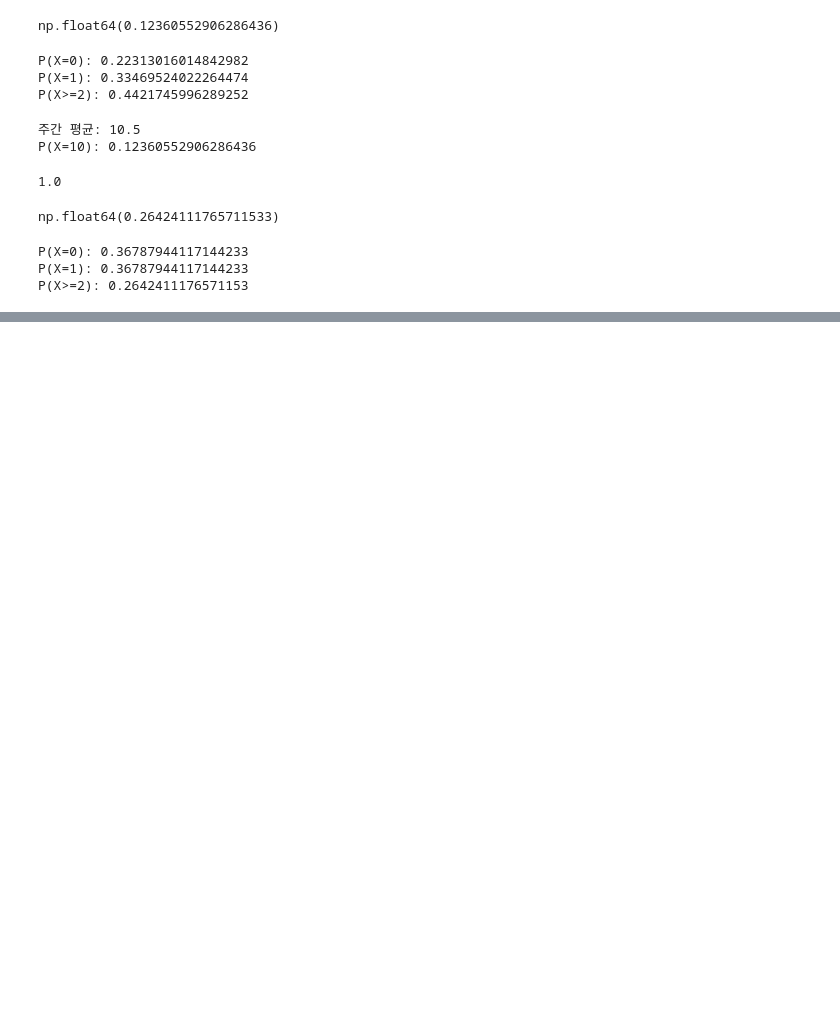
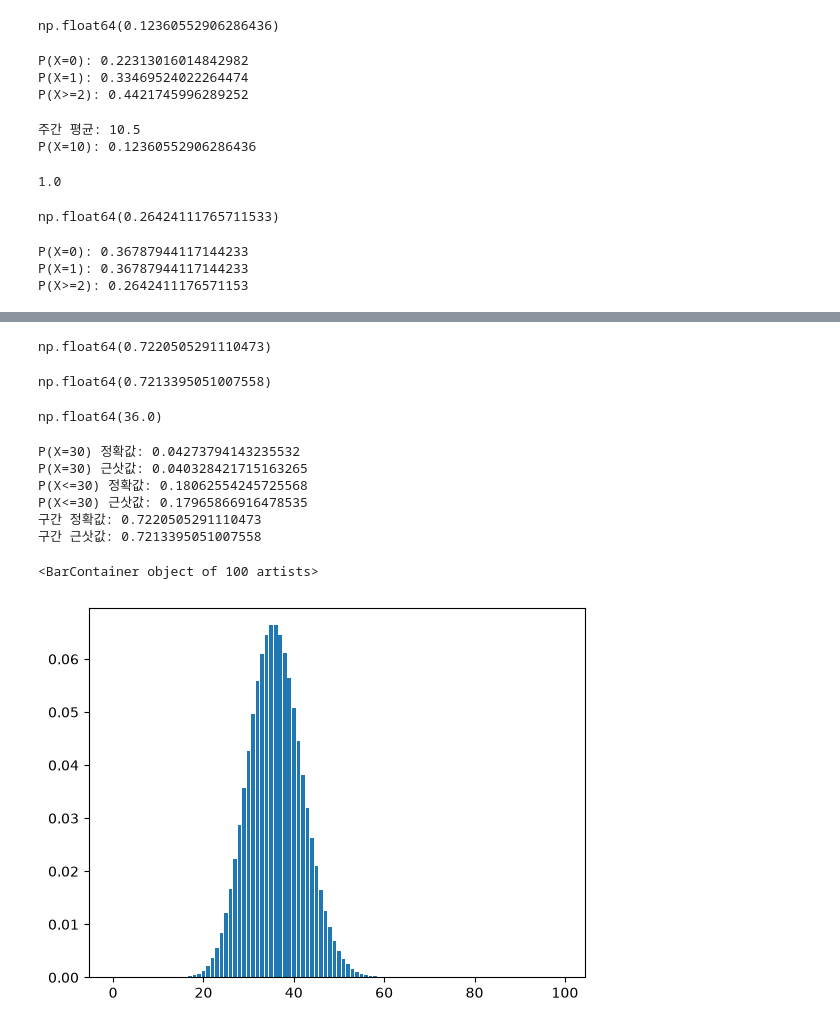
Before and after one commit to Kimchi-2025/big0611, a Jupyter notebook: py/stats.ipynb, the cells around one changed output, grey strips where cells are left out. Drawn from its saved outputs; the diff is of its cells as text; code cells hidden in the pictures; blank space fills up the shorter version.

```diff
--- a/py/stats.ipynb
+++ b/py/stats.ipynb
@@ -6351,0 +6452,3 @@ P(X>=2): 0.2642411176571153
+# %%
+po = stats.poisson(36)
+po.pmf(30)
@@ -6351,0 +6471,71 @@ P(X>=2): 0.2642411176571153
+# %%
+po.cdf(42) - po.cdf(29)
+# %% [output]
+np.float64(0.7220505291110473)
+# %%
+no.cdf(42.5) - no.cdf(29.5)
+# %% [output]
+np.float64(0.7213395051007558)
+# %%
+no.var()
+# %% [output]
+np.float64(36.0)
+# %%
+lam = 36
+
+poisson_dist = stats.poisson(
+    mu=lam
+)
+
+normal_dist = stats.norm(
+    loc=lam,
+    scale=np.sqrt(lam)
+)
+
+# 정확히 30
+exact_30 = poisson_dist.pmf(30)
+
+approx_30 = (
+    normal_dist.cdf(30.5)
+    - normal_dist.cdf(29.5)
+)
+
+print("P(X=30) 정확값:", exact_30)
+print("P(X=30) 근삿값:", approx_30)
+
+
+# 30 이하
+exact_le_30 = poisson_dist.cdf(30)
+approx_le_30 = normal_dist.cdf(30.5)
+
+print("P(X<=30) 정확값:", exact_le_30)
+print("P(X<=30) 근삿값:", approx_le_30)
+
+
+# 30 이상 42 이하
+exact_range = (
+    poisson_dist.cdf(42)
+    - poisson_dist.cdf(29)
+)
+
+approx_range = (
+    normal_dist.cdf(42.5)
+    - normal_dist.cdf(29.5)
+)
+
+print("구간 정확값:", exact_range)
+print("구간 근삿값:", approx_range)
+# %% [output]
+P(X=30) 정확값: 0.04273794143235532
+P(X=30) 근삿값: 0.040328421715163265
+P(X<=30) 정확값: 0.18062554245725568
+P(X<=30) 근삿값: 0.17965866916478535
+구간 정확값: 0.7220505291110473
+구간 근삿값: 0.7213395051007558
+# %%
+x = np.arange(0,100)
+# %%
+plt.bar(x, po.pmf(x))
+# %% [output]
+<BarContainer object of 100 artists>
+[figure, added]
```
Also changed, not shown: parts of 30 cells of this notebook, 3 other files.
